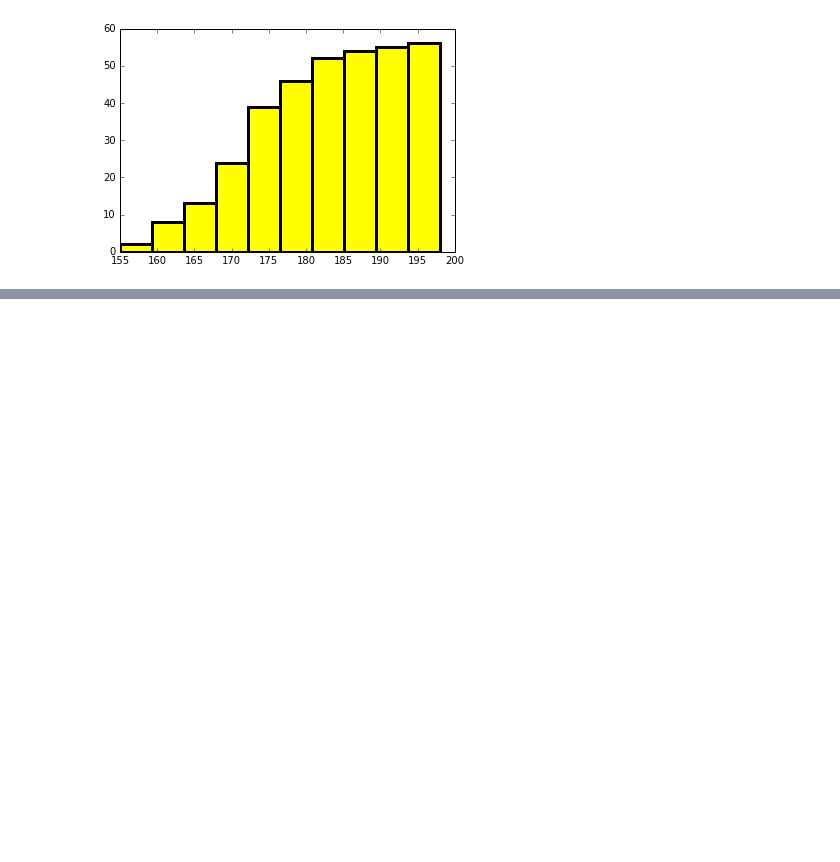
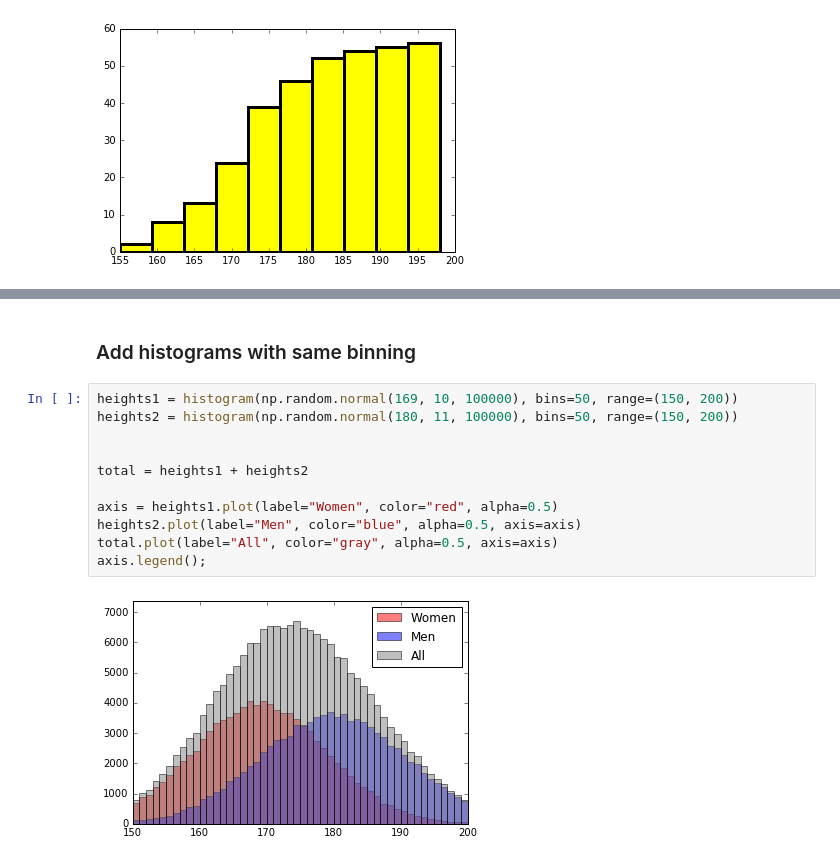
Before and after one commit to janpipek/physt, a Jupyter notebook: doc/Tutorial.ipynb, the cells around one changed output, grey strips where cells are left out. Saved outputs shown, nothing was run; the diff lists cells and outputs as text; blank space fills up the shorter version.

```diff
--- a/doc/Tutorial.ipynb
+++ b/doc/Tutorial.ipynb
@@ -35,0 +120,15 @@ hist.plot(histtype="scatter", cumulative=True, density=True);
+# %% [markdown]
+### Add histograms with same binning
+# %%
+heights1 = histogram(np.random.normal(169, 10, 100000), bins=50, range=(150, 200))
+heights2 = histogram(np.random.normal(180, 11, 100000), bins=50, range=(150, 200))
+
+
+total = heights1 + heights2
+
+axis = heights1.plot(label="Women", color="red", alpha=0.5)
+heights2.plot(label="Men", color="blue", alpha=0.5, axis=axis)
+total.plot(label="All", color="gray", alpha=0.5, axis=axis)
+axis.legend();
+# %% [output]
+[figure, added]
```
Also changed, not shown: parts of 24 cells of this notebook.
